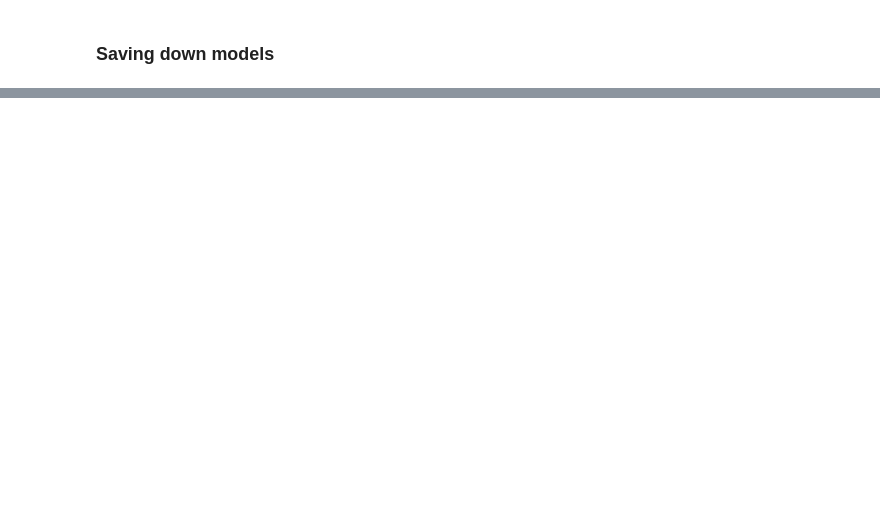
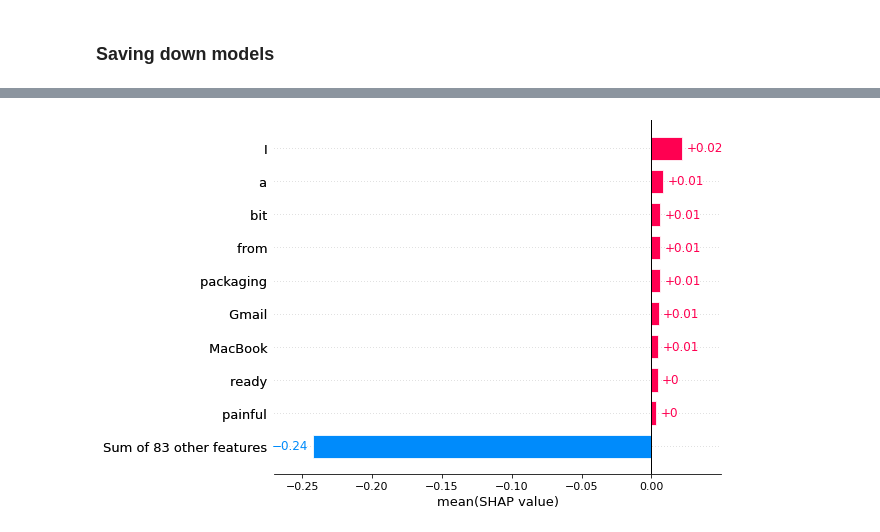
Before and after one commit to bryankj97/BT4222-AppleProductSalesForecasting, a Jupyter notebook: sentiment_scoring.ipynb, the cells around one changed output, grey strips where cells are left out. Saved outputs shown, nothing was run; the diff lists cells and outputs as text; code cells hidden in the pictures; blank space fills up the shorter version.

```diff
--- a/sentiment_scoring.ipynb
+++ b/sentiment_scoring.ipynb
@@ -422,0 +518,24 @@ with open('bert.pkl','wb') as f:
+# %%
+import torch
+import scipy as sp
+def f(x):
+    tv = torch.tensor([tokenizer.encode(v, padding='max_length', max_length=128,truncation=True) for v in x])
+    attention_mask = (tv!=0).type(torch.int64)
+    outputs = model(tv,attention_mask=attention_mask)[0].detach().cpu().numpy()
+    scores = (np.exp(outputs).T / np.exp(outputs).sum(-1)).T
+    val = sp.special.logit(scores)
+    return val
+# %%
+explainer = shap.Explainer(f,tokenizer,output_names=labels)
+# %%
+# negative observations
+negative_obs = new_df.loc[new_df['sentiment'] == -1]
+
+# positive observations
+positive_obs = new_df.loc[new_df['sentiment'] == 1]
+# %%
+shap_values = explainer(positive_obs[:10].cleaned_content)
+# %%
+shap.plots.bar(shap_values[:,:,"positive"].mean(0), order=shap.Explanation.argsort.flip)
+# %% [output]
+[figure, added]
```
Also changed, not shown: parts of 36 cells of this notebook, 1 other file.
